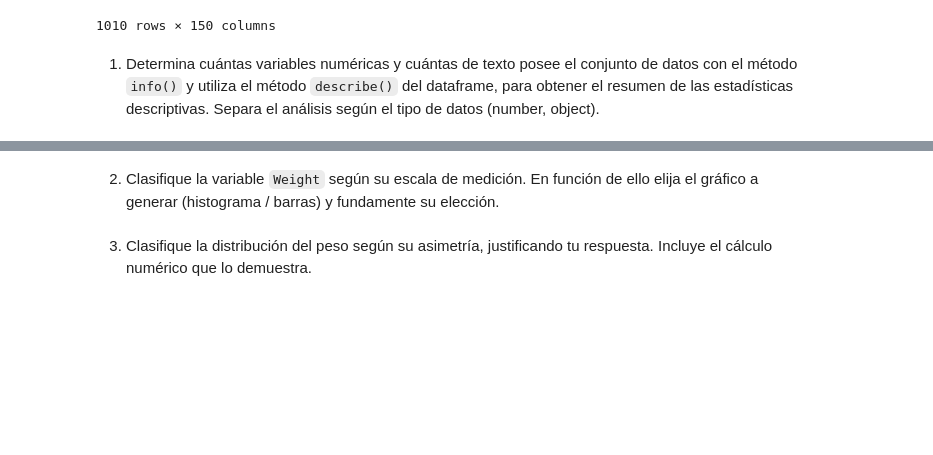
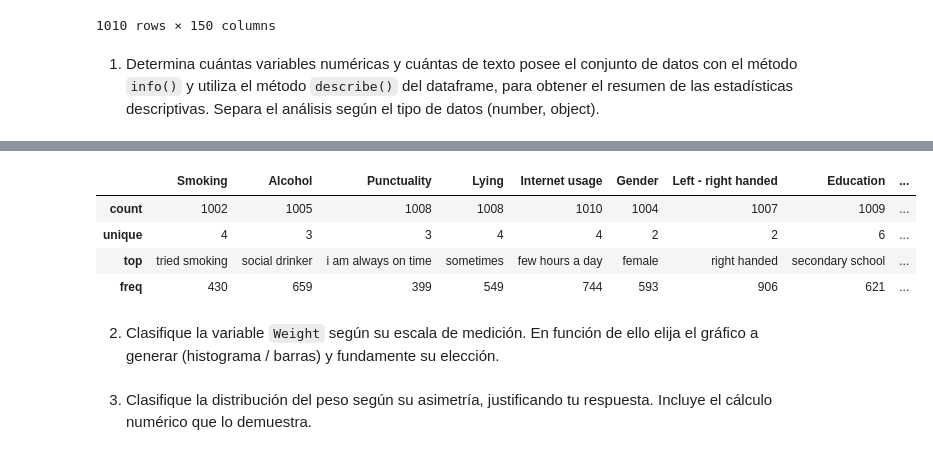
Before and after one commit to CarlosRochaCx/MNA, a Jupyter notebook: Actividad5Preprocesamiento.ipynb, the cells around one changed output, grey strips where cells are left out. Drawn from its saved outputs; the diff is of its cells as text; code cells hidden in the pictures; blank space fills up the shorter version.

```diff
--- a/Actividad5Preprocesamiento.ipynb
+++ b/Actividad5Preprocesamiento.ipynb
@@ -52,3 +73,11 @@ response_df
+# %%
+response_df.describe(include='object')
+# %% [output]
+|  | Smoking | Alcohol | Punctuality | Lying | Internet usage | Gender | Left - right handed | Education | ... |
+| count | 1002 | 1005 | 1008 | 1008 | 1010 | 1004 | 1007 | 1009 | ... |
+| unique | 4 | 3 | 3 | 4 | 4 | 2 | 2 | 6 | ... |
+| top | tried smoking | social drinker | i am always on time | sometimes | few hours a day | female | right handed | secondary school | ... |
+| freq | 430 | 659 | 399 | 549 | 744 | 593 | 906 | 621 | ... |
 # %% [markdown]
 2. Clasifique la variable `Weight` según su escala de medición. En función de ello elija el gráfico a generar (histograma / barras) y fundamente su elección.
 # %% [markdown]
```
Also changed, not shown: parts of 4 cells of this notebook.
